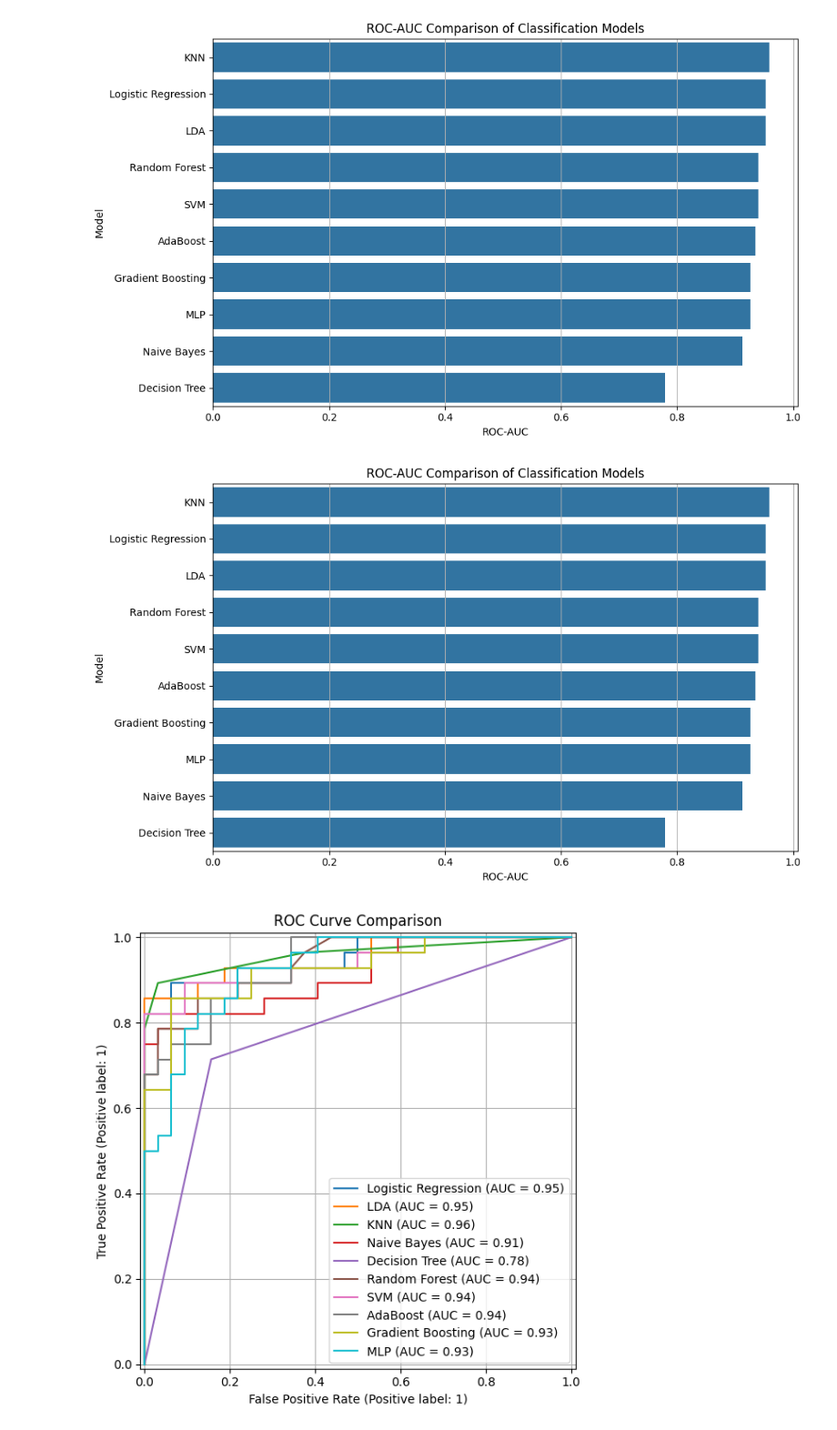
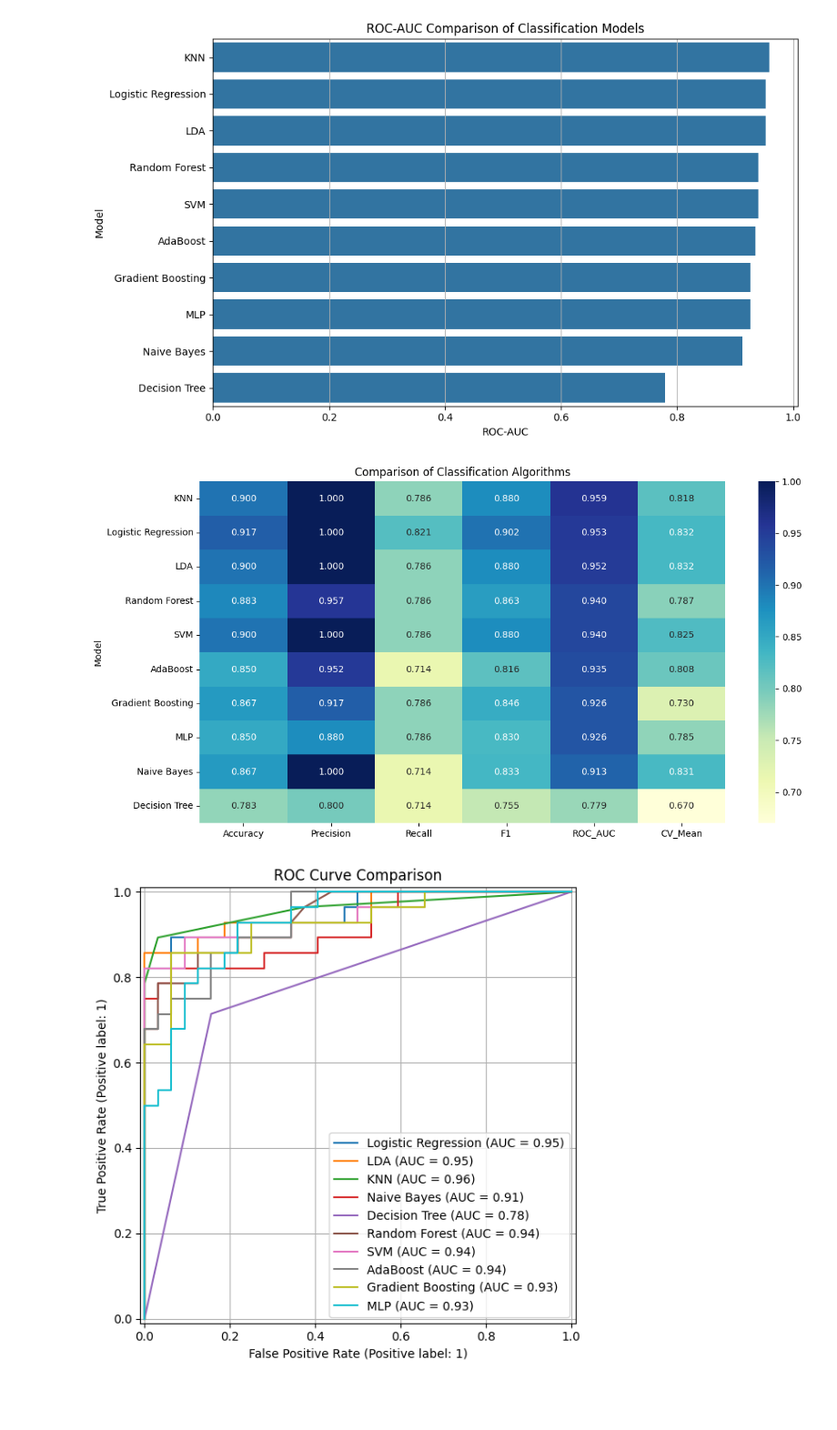
Before and after one commit to nishateeha49du-a11y/heart-disease-classifier-benchmark, a Jupyter notebook: notebooks/11_Model_Comparison.ipynb, the cells around one changed output. Shown at 91% size. Saved outputs shown, nothing was run; the diff lists cells and outputs as text; code cells hidden in the pictures; blank space fills up the shorter version.

```diff
--- a/notebooks/11_Model_Comparison.ipynb
+++ b/notebooks/11_Model_Comparison.ipynb
@@ -457,34 +457,36 @@ plt.tight_layout()
 plt.show()
 # %% [output]
 [figure]
-# %%
-# ROC-AUC Comparison
-
-plt.figure(figsize=(10,6))
-
-comparison_df = comparison_df.sort_values(
-    by="ROC_AUC",
-    ascending=False
-)
-
-sns.barplot(
-    data=comparison_df,
-    x="ROC_AUC",
-    y="Model"
-)
-
-plt.title("ROC-AUC Comparison of Classification Models")
-
-plt.xlabel("ROC-AUC")
-plt.ylabel("Model")
-
-plt.grid(axis="x")
-
-plt.tight_layout()
-
-plt.show()
-# %% [output]
-[figure, removed]
+# %%
+# Heatmap of Metrics
+
+heatmap_df = comparison_df.set_index("Model")
+
+heatmap_df = heatmap_df[[
+    "Accuracy",
+    "Precision",
+    "Recall",
+    "F1",
+    "ROC_AUC",
+    "CV_Mean"
+]]
+
+plt.figure(figsize=(12,6))
+
+sns.heatmap(
+    heatmap_df,
+    annot=True,
+    cmap="YlGnBu",
+    fmt=".3f"
+)
+
+plt.title("Comparison of Classification Algorithms")
+
+plt.tight_layout()
+
+plt.show()
+# %% [output]
+[figure, added]
 # %%
 # Combined ROC Curve
 
```
Also changed, not shown: parts of 2 cells of this notebook.
